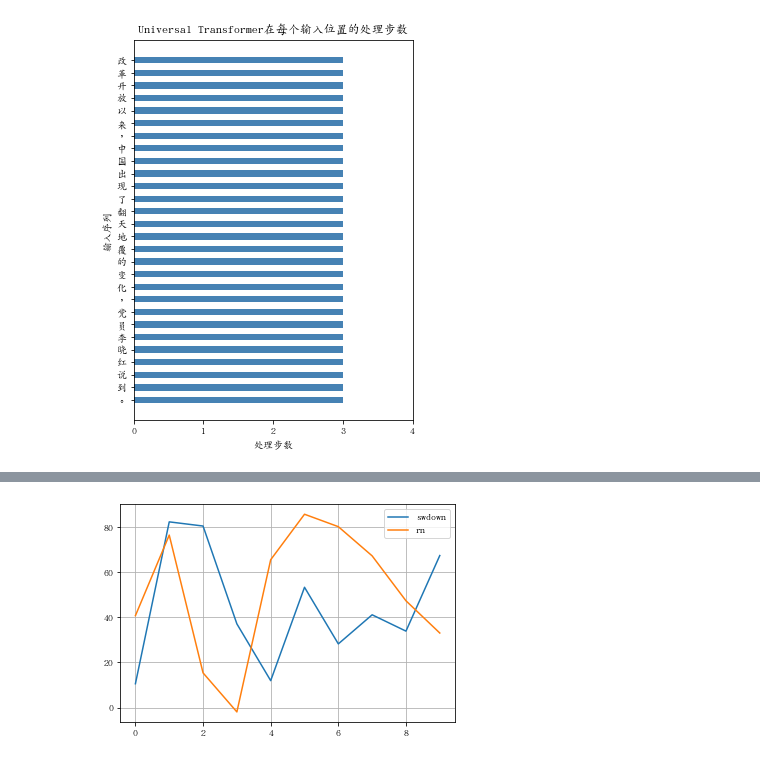
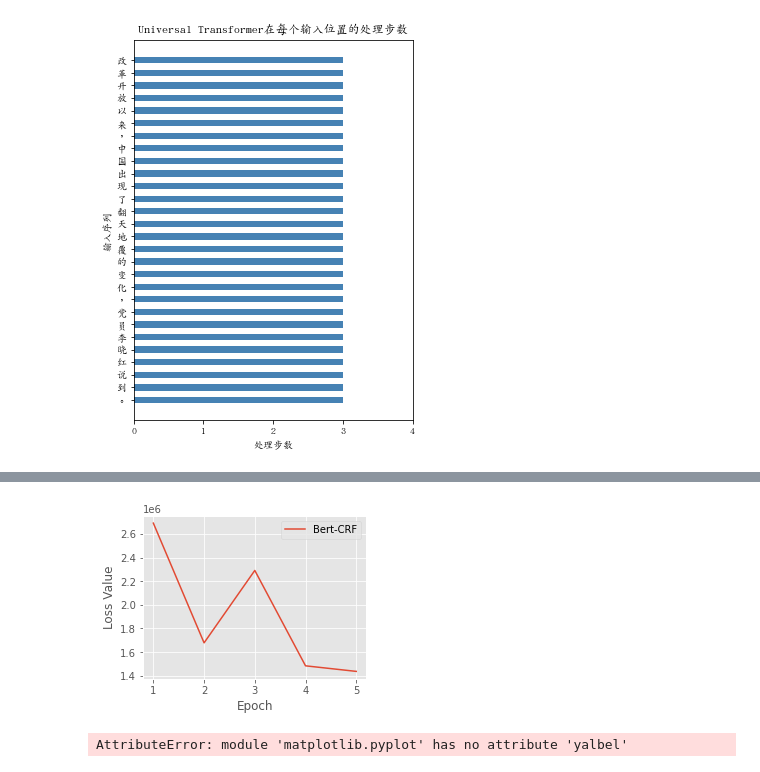
Before and after one commit to LiveTowardTheSea/char_model, a Jupyter notebook: visual.ipynb, the cells around one changed output, grey strips where cells are left out. Drawn from its saved outputs; the diff is of its cells as text; code cells hidden in the pictures.

```diff
--- a/visual.ipynb
+++ b/visual.ipynb
@@ -123,14 +128,40 @@ plt.grid(True)
-# %%
-time = np.arange(10)
-temp = np.random.random(10)*30
-swdown = np.random.random(10)*100-10
-rn = np.random.random(10)*100-10
-
-fig = plt.figure()
-ax = fig.add_subplot(111)
-lns1 = ax.plot(time,swdown,'-',label='swdown')
-lns2 = ax.plot(time,rn,'-',label='rn')
-ax.legend(loc='best')
-ax.grid(axis='both') # 此参数为默认参数
-# %% [output]
-[figure, removed]
+# %%
+bert_crf_loss =[2691270.75, 1677925.875, 2290871.25, 1483434.375, 1436331.625]
+bert_softmax_loss=[170055.359375, 72295.359375, 43770.12890625, 31026.365234375, 22207.75]
+bert_crf_f1=[0.9256622045001425, 0.9435723377174374, 0.9614454403186798, 0.9665575636829372, 0.9739872068230278]
+bert_softmax_f1=[0.9210181818181818, 0.9449672084402624, 0.9607396870554765, 0.9669304691916337, 0.9758041559920296]
+x = range(1,len(bert_crf_loss)+1)
+#plt.ylim((1000000, 4000000))
+plt.style.use('ggplot')
+plt.figure(figsize=(4,3))
+#plt.title("Loss of Bert Model")
+plt.xlabel("Epoch")
+plt.ylabel("Loss Value")
+plt.plot(x,bert_crf_loss,'-',label='Bert-CRF')
+#plt.plot(x,bert_softmax_loss,'-',label='Bert-Softmax-Loss')
+# plt.plot(x,bert_crf_f1,'-',label='Vanilla Transformer')
+# plt.plot(x,share_f1,'-',label='Universal Transformer')
+# plt.plot(x,no_share_f1,'-',label='Universal Transformer-No share')
+plt.legend()
+plt.grid(True)
+# %% [output]
+[figure, added]
+# %%
+bert_crf_f1=[0.9256622045001425, 0.9435723377174374, 0.9614454403186798, 0.9665575636829372, 0.9739872068230278]
+bert_softmax_f1=[0.9210181818181818, 0.9449672084402624, 0.9607396870554765, 0.9669304691916337, 0.9758041559920296]
+x = range(1,len(bert_crf_loss)+1)
+#plt.ylim((1000000, 4000000))
+plt.style.use('ggplot')
+plt.figure(figsize=(4,3))
+#plt.title("F1 of Bert Model")
+plt.xlabel("Epoch")
+plt.ylabel('F1-Score')
+plt.plot(x,bert_crf_f1,'-',label='Bert-CRF')
+#plt.plot(x,bert_softmax_f1,'-',label='Bert-Softmax-F1')
+# plt.plot(x,bert_crf_f1,'-',label='Vanilla Transformer')
+# plt.plot(x,share_f1,'-',label='Universal Transformer')
+# plt.plot(x,no_share_f1,'-',label='Universal Transformer-No share')
+plt.legend()
+plt.grid(True)
+# %% [output]
+AttributeError: module 'matplotlib.pyplot' has no attribute 'yalbel'
```
Also changed, not shown: parts of 2 cells of this notebook, 48 other files.
